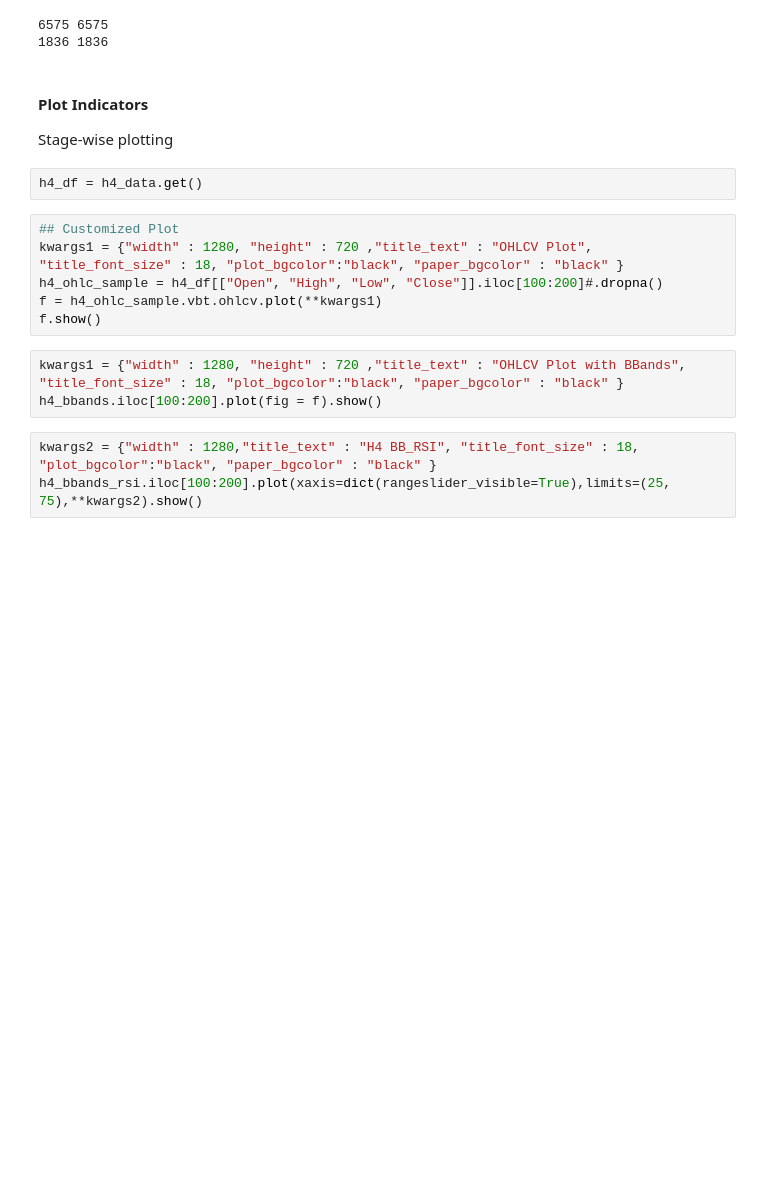
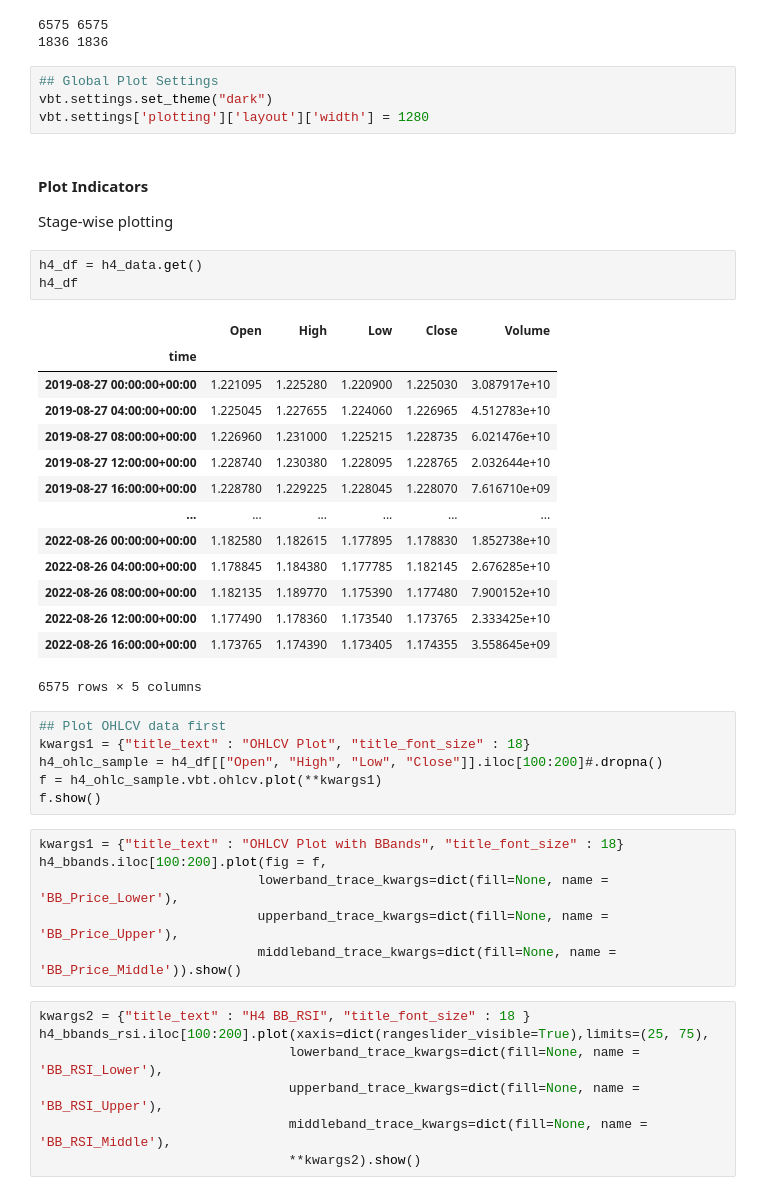
Before and after one commit to webclinic017/vbtpro_tuts_private, a Jupyter notebook: 1. Comprehensive_VectorBT_Basics_with_2BB_Strategy/Comprehensive_VectorBT_Basics.ipynb, the cells around one changed output. Saved outputs shown, nothing was run; the diff lists cells and outputs as text; blank space fills up the shorter version.

Commit message:
Removed defects and improved plots

```diff
--- a/1. Comprehensive_VectorBT_Basics_with_2BB_Strategy/Comprehensive_VectorBT_Basics.ipynb
+++ b/1. Comprehensive_VectorBT_Basics_with_2BB_Strategy/Comprehensive_VectorBT_Basics.ipynb
@@ -534,21 +524,48 @@ print(entries.vbt.signals.total(),exits.vbt.signals.total())
 # %% [output]
 6575 6575
 1836 1836
+# %%
+## Global Plot Settings
+vbt.settings.set_theme("dark")
+vbt.settings['plotting']['layout']['width'] = 1280
 # %% [markdown]
 #### Plot Indicators
 Stage-wise plotting
 # %%
 h4_df = h4_data.get()
+h4_df
+# %% [output]
+|  | Open | High | Low | Close | Volume |
+| time |  |  |  |  |  |
+| 2019-08-27 00:00:00+00:00 | 1.221095 | 1.225280 | 1.220900 | 1.225030 | 3.087917e+10 |
+| 2019-08-27 04:00:00+00:00 | 1.225045 | 1.227655 | 1.224060 | 1.226965 | 4.512783e+10 |
+| 2019-08-27 08:00:00+00:00 | 1.226960 | 1.231000 | 1.225215 | 1.228735 | 6.021476e+10 |
+| 2019-08-27 12:00:00+00:00 | 1.228740 | 1.230380 | 1.228095 | 1.228765 | 2.032644e+10 |
+| 2019-08-27 16:00:00+00:00 | 1.228780 | 1.229225 | 1.228045 | 1.228070 | 7.616710e+09 |
+| ... | ... | ... | ... | ... | ... |
+| 2022-08-26 00:00:00+00:00 | 1.182580 | 1.182615 | 1.177895 | 1.178830 | 1.852738e+10 |
+| 2022-08-26 04:00:00+00:00 | 1.178845 | 1.184380 | 1.177785 | 1.182145 | 2.676285e+10 |
+| 2022-08-26 08:00:00+00:00 | 1.182135 | 1.189770 | 1.175390 | 1.177480 | 7.900152e+10 |
+| 2022-08-26 12:00:00+00:00 | 1.177490 | 1.178360 | 1.173540 | 1.173765 | 2.333425e+10 |
+| 2022-08-26 16:00:00+00:00 | 1.173765 | 1.174390 | 1.173405 | 1.174355 | 3.558645e+09 |
+6575 rows × 5 columns
 # %%
-## Customized Plot
-kwargs1 = {"width" : 1280, "height" : 720 ,"title_text" : "OHLCV Plot", "title_font_size" : 18, "plot_bgcolor":"black", "paper_bgcolor" : "black" }
+## Plot OHLCV data first
+kwargs1 = {"title_text" : "OHLCV Plot", "title_font_size" : 18}
 h4_ohlc_sample = h4_df[["Open", "High", "Low", "Close"]].iloc[100:200]#.dropna()
 f = h4_ohlc_sample.vbt.ohlcv.plot(**kwargs1)
 f.show()
 # %%
-kwargs1 = {"width" : 1280, "height" : 720 ,"title_text" : "OHLCV Plot with BBands", "title_font_size" : 18, "plot_bgcolor":"black", "paper_bgcolor" : "black" }
-h4_bbands.iloc[100:200].plot(fig = f).show()
+kwargs1 = {"title_text" : "OHLCV Plot with BBands", "title_font_size" : 18}
+h4_bbands.iloc[100:200].plot(fig = f,
+                            lowerband_trace_kwargs=dict(fill=None, name = 'BB_Price_Lower'),
+                            upperband_trace_kwargs=dict(fill=None, name = 'BB_Price_Upper'),
+                            middleband_trace_kwargs=dict(fill=None, name = 'BB_Price_Middle')).show()
 # %%
-kwargs2 = {"width" : 1280,"title_text" : "H4 BB_RSI", "title_font_size" : 18, "plot_bgcolor":"black", "paper_bgcolor" : "black" }
-h4_bbands_rsi.iloc[100:200].plot(xaxis=dict(rangeslider_visible=True),limits=(25, 75),**kwargs2).show()
+kwargs2 = {"title_text" : "H4 BB_RSI", "title_font_size" : 18 }
+h4_bbands_rsi.iloc[100:200].plot(xaxis=dict(rangeslider_visible=True),limits=(25, 75),
+                                lowerband_trace_kwargs=dict(fill=None, name = 'BB_RSI_Lower'),
+                                upperband_trace_kwargs=dict(fill=None, name = 'BB_RSI_Upper'),
+                                middleband_trace_kwargs=dict(fill=None, name = 'BB_RSI_Middle'),
+                                **kwargs2).show()
 # %% [markdown]
```
Also changed, not shown: parts of 22 cells of this notebook, 2 other files.
